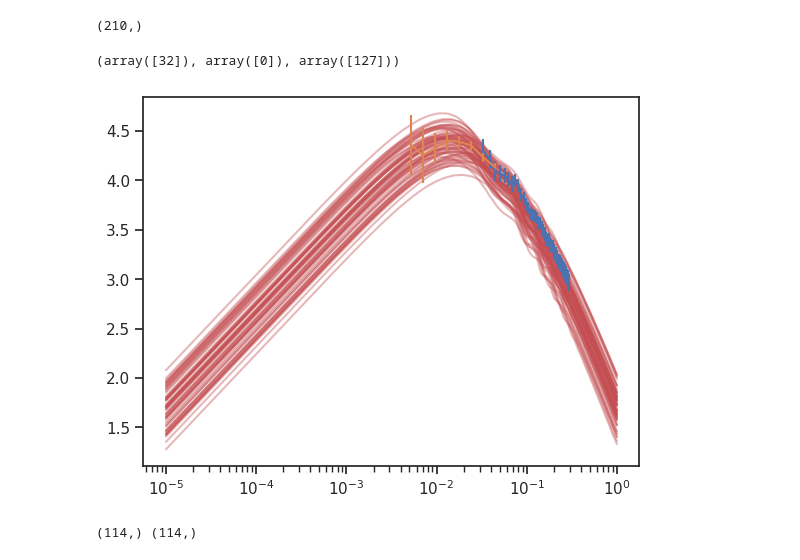
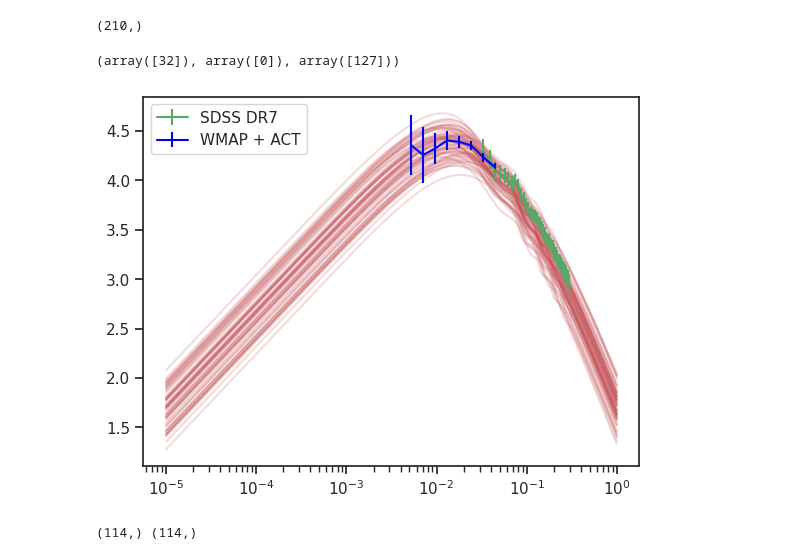
Before and after one commit to nesar/EarlyDarkEmu, a Jupyter notebook: nbs/00_load.ipynb, the cells around one changed output. Cells and saved outputs as stored; diff of their text form; code cells hidden in the pictures.

```diff
--- a/nbs/00_load.ipynb
+++ b/nbs/00_load.ipynb
@@ -77,6 +83,7 @@ def load_all_save_npy(directory,
                        output_directory,
                        total_sim_num=64,
                        total_redshift_num=51,
+                       if_train=True
                        ):
 
     all_data = np.zeros((total_sim_num, total_redshift_num, len(k_base)))
@@ -87,7 +94,10 @@ def load_all_save_npy(directory,
 
 
         for redshift_num in range(1, total_redshift_num + 1):
-            file_name = f"EDE_model{sim_num}_00_z{redshift_num}_pk.dat"
+
+            if if_train: file_name = f"EDE_model{sim_num}_00_z{redshift_num}_pk.dat"
+            else: file_name = f"EDE_test{sim_num}_00_z{redshift_num}_pk.dat"
+
             file_path = os.path.join(directory, file_name)
             k, pk = load_single_pk(file_path)
             # print(k.min(), k.max())
@@ -106,9 +116,15 @@ def load_all_save_npy(directory,
     # np.save(output_directory + 'pk_all', all_data, allow_pickle=True)
     # all_data = np.ravel(all_data)
 
-    np.save(output_directory + 'pk_all.npy', all_data)
-    np.save(output_directory + 'k_all.npy', k_base)
-    np.save(output_directory + 'z_all.npy', all_z)
+    if if_train:
+        np.save(output_directory + 'pk_all.npy', all_data)
+        np.save(output_directory + 'k_all.npy', k_base)
+        np.save(output_directory + 'z_all.npy', all_z)
+
+    else:
+        np.save(output_directory + 'pk_all_test.npy', all_data)
+        np.save(output_directory + 'k_all_test.npy', k_base)
+        np.save(output_directory + 'z_all_test.npy', all_z)
 
     return all_data, k_base, all_z
 # %%
@@ -124,11 +140,24 @@ print(_k_base.shape)
 
 if if_local_processing:
 
+
+    out_dir = '/home/nramachandra/Projects/MG_emu/Codes/EarlyDarkEmu/EarlyDarkEmu/data/pkg_data/'
+
     file_dir = '/home/nramachandra/Projects/MG_emu/Data/raw_runs/LatinHypercubeRuns_AllRedshifts/'
-    out_dir = '/home/nramachandra/Projects/MG_emu/Codes/EarlyDarkEmu/EarlyDarkEmu/data/pkg_data/'
     Pk_all, k_all, z_all = load_all_save_npy(file_dir,
                                             output_directory = out_dir,
-                                            k_base=_k_base)
+                                            k_base=_k_base,
+                                            total_sim_num=64,
+                                            total_redshift_num=51,
+                                            if_train=True)
+
+    file_dir = '/home/nramachandra/Projects/MG_emu/Data/raw_runs/LatinHypercubeRuns_AllRedshifts_Test/'
+    Pk_all_test, k_all_test, z_all_test = load_all_save_npy(file_dir,
+                                                            output_directory = out_dir,
+                                                            k_base=_k_base,
+                                                            total_sim_num=6,
+                                                            total_redshift_num=101,
+                                                            if_train=False)
 # %%
 #| export
 
@@ -155,6 +184,8 @@ def load_npy_pk_k_z(Pk_fileIn:str=LIBRARY_PK_FILE, # Input file for Pk
 
 if True:
     Pk_all, k_all, z_all = load_npy_pk_k_z(LIBRARY_PK_FILE, LIBRARY_K_FILE, LIBRARY_Z_FILE)
+
+    Pk_all_test, k_all_test, z_all_test = load_npy_pk_k_z(LIBRARY_PK_FILE_TEST, LIBRARY_K_FILE_TEST, LIBRARY_Z_FILE_TEST)
 # %%
 # Pk_all_ravel = np.ravel(Pk_all)
 
@@ -178,31 +209,32 @@ def load_wmap(fileIn:str=WMAP_FILE, #Input file
 # %%
 #| hide
 
 
 if True:
 
     print(np.where(Pk_all == np.max(Pk_all)))
 
     remove_sim_indx = []
     valid_indices = [i for i in  np.arange(Pk_all.shape[0])  if i not in remove_sim_indx]
 
     Pk_all_clean = Pk_all[valid_indices]
 
 
     plt.plot(_k_base, Pk_all[remove_sim_indx, 0, :].T, 'k');
-    plt.plot(_k_base, Pk_all[valid_indices, 0, :].T, 'r', alpha=0.4);
+    plt.plot(_k_base, Pk_all[valid_indices, 0, :].T, 'r', alpha=0.2);
     plt.xscale('log')
     # plt.yscale('log')
 
 
     k_sdss, pk_sdss, pk_error_sdss = load_sdss()
     k_wmap, pk_wmap, pk_error_wmap = load_wmap()
 
-    plt.errorbar(k_sdss, pk_sdss, yerr=pk_error_sdss)
-    plt.errorbar(k_wmap, pk_wmap, yerr=pk_error_wmap)
+    plt.errorbar(k_sdss, pk_sdss, yerr=pk_error_sdss, label='SDSS DR7', color='g')
+    plt.errorbar(k_wmap, pk_wmap, yerr=pk_error_wmap, label='WMAP + ACT', color='blue')
+    plt.legend()
 # %% [output]
 (array([32]), array([0]), array([127]))
-[figure, old version]
+[figure, new version]
 # %%
 #| hide
 
```
Also changed, not shown: parts of 2 cells of this notebook, 59 other files.
